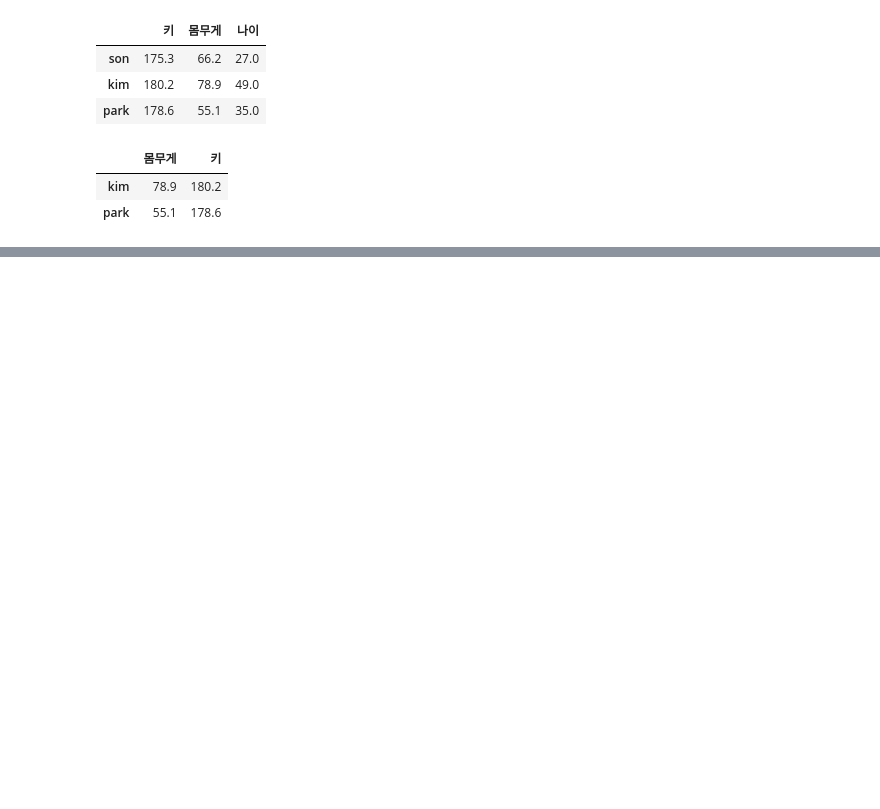
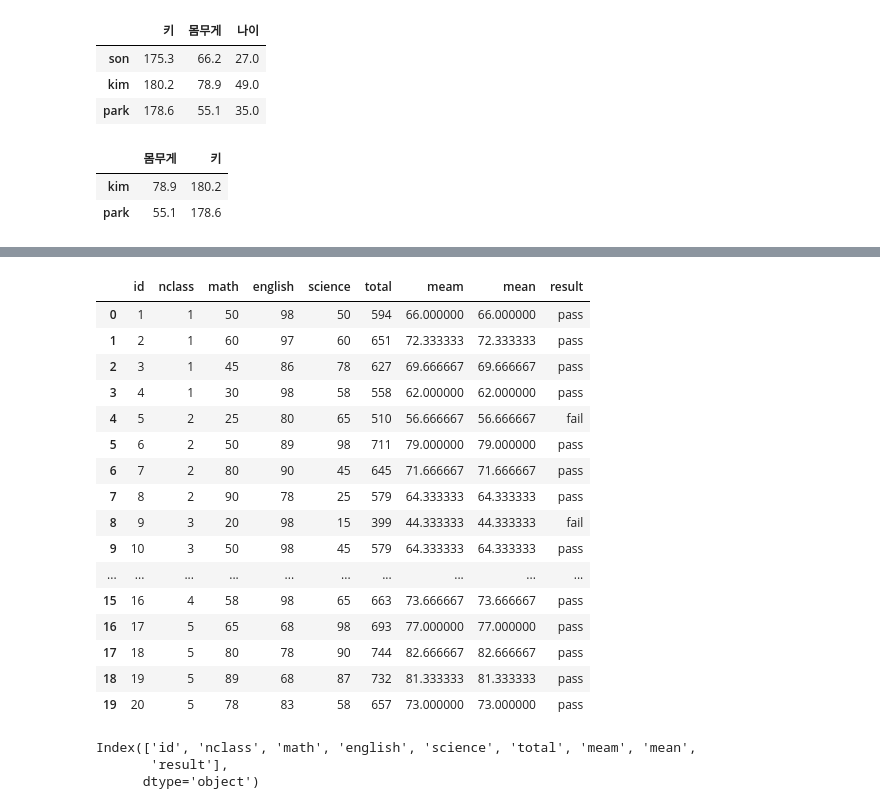
Before and after one commit to JangGunWook/python_study, a Jupyter notebook: Python Lib(데이터분석/ex04_pandas_다루기.ipynb, the cells around one changed output, grey strips where cells are left out. Drawn from its saved outputs; the diff is of its cells as text; code cells hidden in the pictures; blank space fills up the shorter version.

```diff
--- a/Python Lib(데이터분석/ex04_pandas_다루기.ipynb
+++ b/Python Lib(데이터분석/ex04_pandas_다루기.ipynb
@@ -372,0 +466,6 @@ person_info.loc["kim": ,["몸무게","키"]]
+# %%
+# 파일 불러오기 및 저장
+# exam = pd.read_csv('경로 및 파일명', 'encoding='euc-kr', index_col = 'id' )
+# index_col : 해당 컬럼 값을 인덱스 값을 활용하는 키워드
+exam = pd.read_csv('.\data\exam.csv')
+exam
@@ -372,0 +573,12 @@ person_info.loc["kim": ,["몸무게","키"]]
+# %%
+# 총합을 구하는 함수 : sum()
+# axis = 0, 행방향으로 데이터 확인 == 컬럼(열단위 처리)
+# axis = 1, 열방향으로 데이터 확인 == 행(행단위 처리)
+# 학생들의 수학, 영어, 과학 점수 총합 구하기
+
+exam[['math','english','science']].sum()
+exam.loc[:,['math','english','science']].sum()
+exam.loc[:,'math':].sum(axis=1)
+# 총합 컬럼 추가 : 파생변수(컬럼) 추가
+exam['total'] = exam.iloc[:,2:].sum(axis = 1)
+exam
@@ -372,0 +603,5 @@ person_info.loc["kim": ,["몸무게","키"]]
+# %%
+# 평균 구하는 함수 : mean()
+# 각 학생의 3과목의 평균 구하기
+exam['mean'] = exam.iloc[:,2:5].mean(axis = 1)
+exam
@@ -372,0 +626,9 @@ person_info.loc["kim": ,["몸무게","키"]]
+# %%
+# 파생변수(컬럼) 추가2 - assign(컬럼 = 새로운 데이터())
+# 실제 변수에 저장되는 것은 아님
+# assign 함수 안에서 여러개의 컬럼을 생성할 수 있음
+exam = exam.assign(mean2 = exam.iloc[:,2:5].mean(axis = 1))
+
+# mean3 컴럼 삭제
+exam.drop('mean2',axis = 1, inplace = True)
+exam
@@ -372,0 +655,36 @@ person_info.loc["kim": ,["몸무게","키"]]
+# %%
+# np.where(조건,참,거짓)
+import numpy as np
+exam = exam.assign(result = np.where(exam['mean']>=60,'pass','fail'),
+                   result1 = np.where(exam['mean']>=60,'pass','fail'),
+                   result2 = np.where(exam['mean']>=60,'pass','fail'))
+
+exam.drop(['result1', 'result2'], axis = 1, inplace =True)
+exam
+# %% [output]
+|  | id | nclass | math | english | science | total | meam | mean | result |
+| 0 | 1 | 1 | 50 | 98 | 50 | 594 | 66.000000 | 66.000000 | pass |
+| 1 | 2 | 1 | 60 | 97 | 60 | 651 | 72.333333 | 72.333333 | pass |
+| 2 | 3 | 1 | 45 | 86 | 78 | 627 | 69.666667 | 69.666667 | pass |
+| 3 | 4 | 1 | 30 | 98 | 58 | 558 | 62.000000 | 62.000000 | pass |
+| 4 | 5 | 2 | 25 | 80 | 65 | 510 | 56.666667 | 56.666667 | fail |
+| 5 | 6 | 2 | 50 | 89 | 98 | 711 | 79.000000 | 79.000000 | pass |
+| 6 | 7 | 2 | 80 | 90 | 45 | 645 | 71.666667 | 71.666667 | pass |
+| 7 | 8 | 2 | 90 | 78 | 25 | 579 | 64.333333 | 64.333333 | pass |
+| 8 | 9 | 3 | 20 | 98 | 15 | 399 | 44.333333 | 44.333333 | fail |
+| 9 | 10 | 3 | 50 | 98 | 45 | 579 | 64.333333 | 64.333333 | pass |
+| ... | ... | ... | ... | ... | ... | ... | ... | ... | ... |
+| 15 | 16 | 4 | 58 | 98 | 65 | 663 | 73.666667 | 73.666667 | pass |
+| 16 | 17 | 5 | 65 | 68 | 98 | 693 | 77.000000 | 77.000000 | pass |
+| 17 | 18 | 5 | 80 | 78 | 90 | 744 | 82.666667 | 82.666667 | pass |
+| 18 | 19 | 5 | 89 | 68 | 87 | 732 | 81.333333 | 81.333333 | pass |
+| 19 | 20 | 5 | 78 | 83 | 58 | 657 | 73.000000 | 73.000000 | pass |
+# %%
+# 데이터에 복잡한 기능 연결하여 처리하는 함수 : apply()
+#  1. def로 사용자가 정의하는 함수 생성
+#  2. apply로 판다스 데이터 연결
+exam.columns
+# %% [output]
+Index(['id', 'nclass', 'math', 'english', 'science', 'total', 'meam', 'mean',
+       'result'],
+      dtype='object')
```
Also changed, not shown: parts of 27 cells of this notebook, 5 other files.
